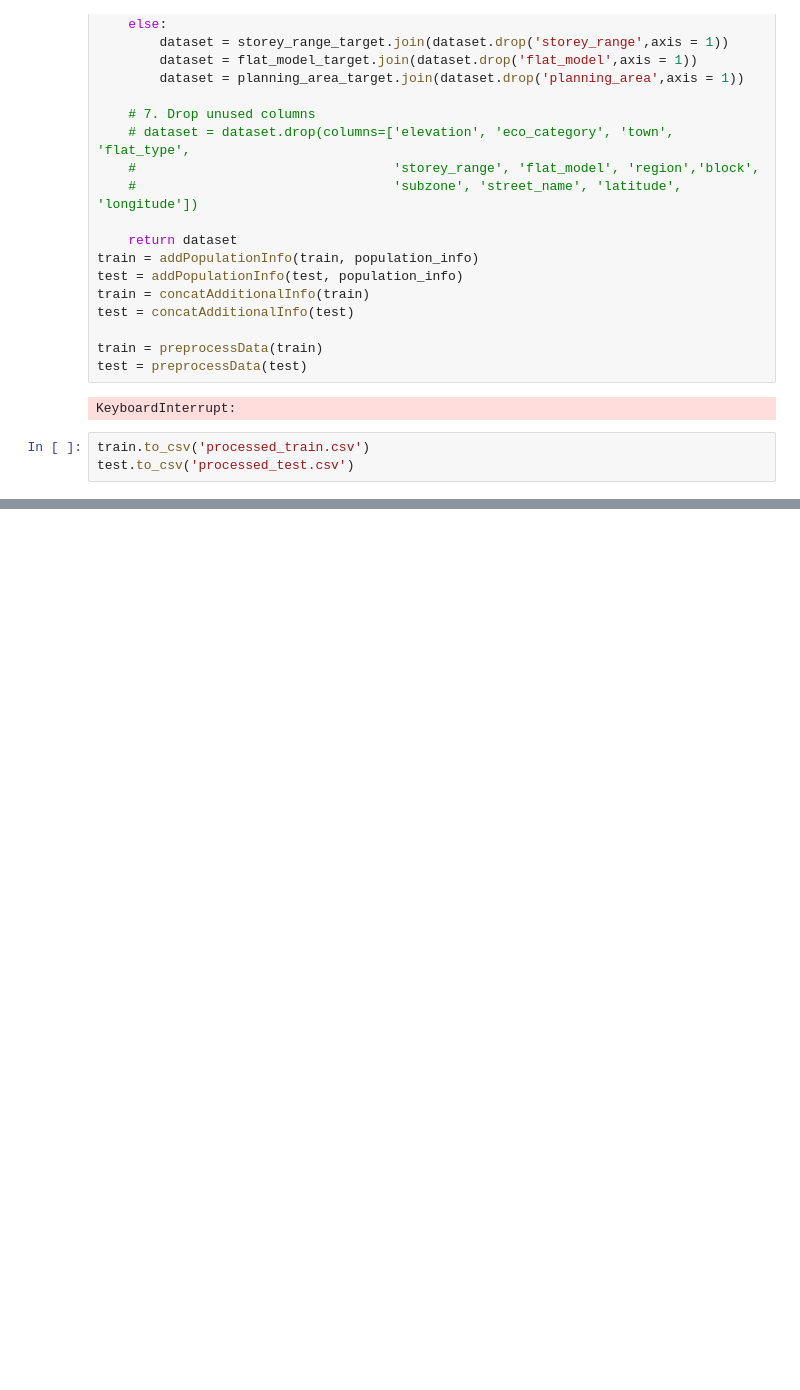
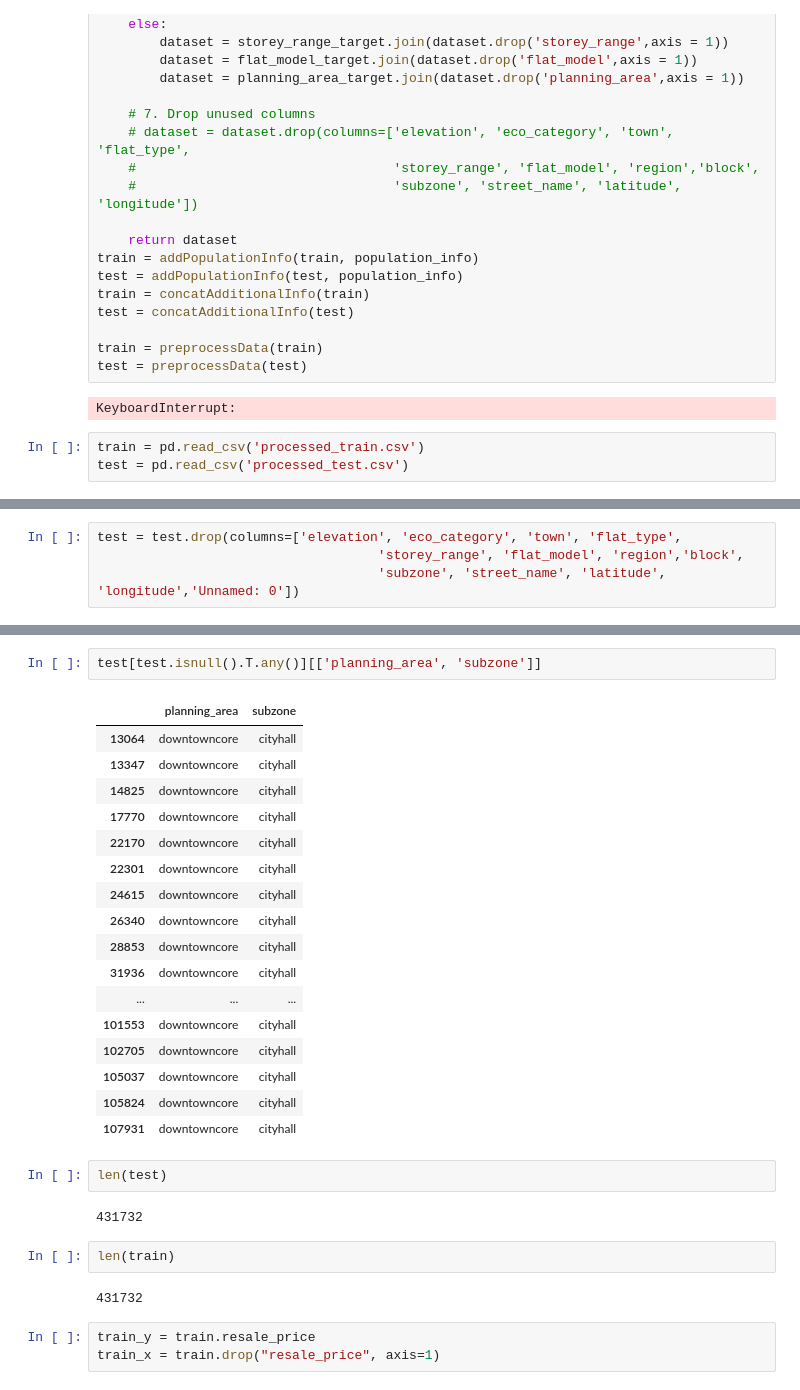
Before and after one commit to Mr-Bright/cs5228, a Jupyter notebook: mini_project.ipynb, the cells around one changed output, grey strips where cells are left out. Drawn from its saved outputs; the diff is of its cells as text; blank space fills up the shorter version.

```diff
--- a/mini_project.ipynb
+++ b/mini_project.ipynb
@@ -183,5 +187,5 @@ test = preprocessData(test)
 # %% [output]
 KeyboardInterrupt:
 # %%
-train.to_csv('processed_train.csv')
-test.to_csv('processed_test.csv')
+train = pd.read_csv('processed_train.csv')
+test = pd.read_csv('processed_test.csv')
@@ -187,0 +196,4 @@ test.to_csv('processed_test.csv')
+# %%
+test = test.drop(columns=['elevation', 'eco_category', 'town', 'flat_type',
+                                    'storey_range', 'flat_model', 'region','block',
+                                    'subzone', 'street_name', 'latitude', 'longitude','Unnamed: 0'])
@@ -187,0 +220,31 @@ test.to_csv('processed_test.csv')
+# %%
+test[test.isnull().T.any()][['planning_area', 'subzone']]
+# %% [output]
+|  | planning_area | subzone |
+| 13064 | downtowncore | cityhall |
+| 13347 | downtowncore | cityhall |
+| 14825 | downtowncore | cityhall |
+| 17770 | downtowncore | cityhall |
+| 22170 | downtowncore | cityhall |
+| 22301 | downtowncore | cityhall |
+| 24615 | downtowncore | cityhall |
+| 26340 | downtowncore | cityhall |
+| 28853 | downtowncore | cityhall |
+| 31936 | downtowncore | cityhall |
+| ... | ... | ... |
+| 101553 | downtowncore | cityhall |
+| 102705 | downtowncore | cityhall |
+| 105037 | downtowncore | cityhall |
+| 105824 | downtowncore | cityhall |
+| 107931 | downtowncore | cityhall |
+# %%
+len(test)
+# %% [output]
+431732
+# %%
+len(train)
+# %% [output]
+431732
+# %%
+train_y = train.resale_price
+train_x = train.drop("resale_price", axis=1)
```
Also changed, not shown: parts of 7 cells of this notebook.
